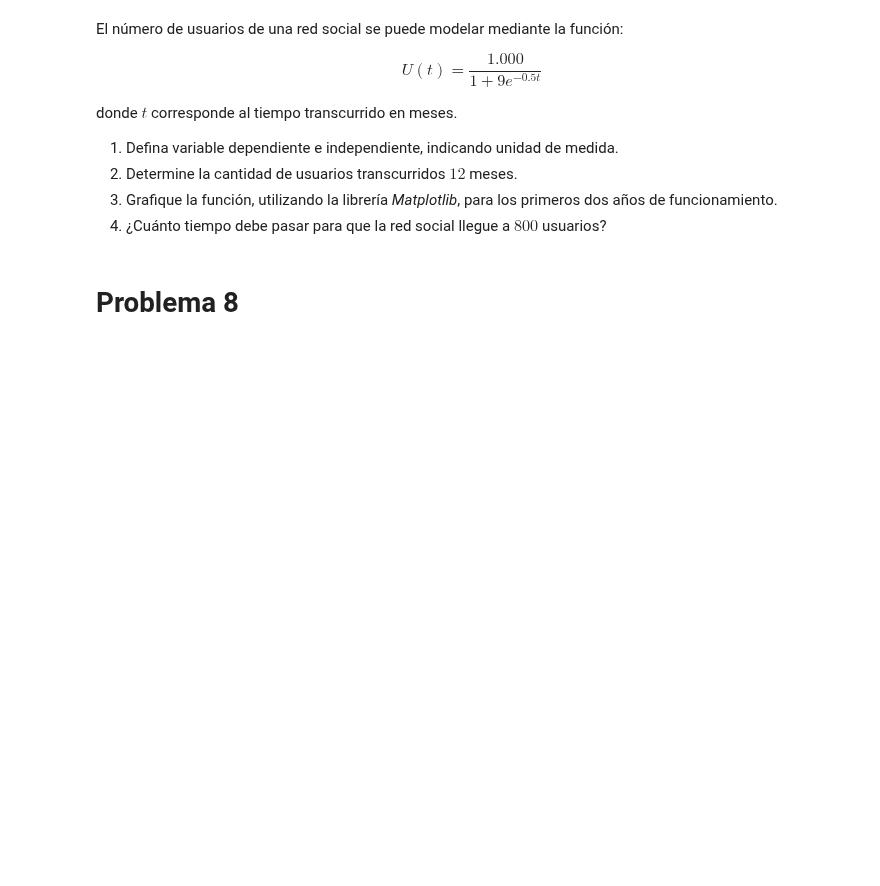
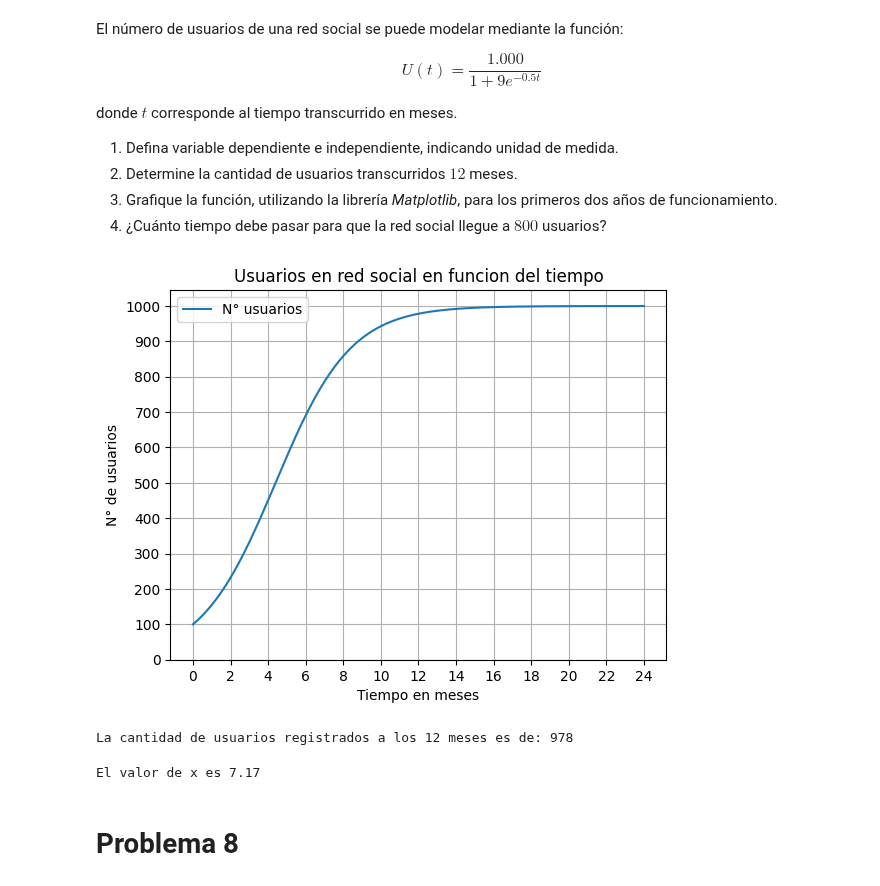
Before and after one commit to martcisternas/MatematicasAplicadas0, a Jupyter notebook: G1_Funciones.ipynb, the cells around one changed output. Cells and saved outputs as stored; diff of their text form; code cells hidden in the pictures; blank space fills up the shorter version.

```diff
--- a/G1_Funciones.ipynb
+++ b/G1_Funciones.ipynb
@@ -228,6 +228,45 @@ donde $t$ corresponde al tiempo transcurrido en meses.
 2.  Determine la cantidad de usuarios transcurridos $12$ meses.
 3.  Grafique la función, utilizando la librería *Matplotlib*, para los primeros dos años de funcionamiento.
 4.  ¿Cuánto tiempo debe pasar para que la red social llegue a $800$ usuarios?
+# %%
+import numpy as np
+def U (t):
+    return 1000 / (1 + 9*np.exp(-0.5*t))
+
+import matplotlib.pyplot as plt
+import numpy as np
+
+x =np.arange(0,24.1,0.1)
+
+#Graficar:
+plt.plot(x,U(x), label = 'N° usuarios')   #plt.plot(x,funcion a graficar(x))
+plt.title('Usuarios en red social en funcion del tiempo')   #título
+plt.xlabel('Tiempo en meses')      #Eje x
+plt.ylabel('N° de usuarios')       #Eje y
+plt.xticks(np.arange(0,24.1,2))
+plt.yticks(np.arange(0,1001,100))
+plt.grid()
+plt.legend()
+plt.show()
+print(f"La cantidad de usuarios registrados a los 12 meses es de: {round(U(12))}")
+# %% [output]
+[figure, added]
+La cantidad de usuarios registrados a los 12 meses es de: 978
+# %%
+import numpy as np
+from scipy.optimize import fsolve
+def U (t):
+    return 1000 / (1 + 9*np.exp(-0.5*t))
+
+def f(x):
+    return U(x)- 800
+
+xo = np.linspace(0,9,2)
+
+solucion = fsolve(f,xo)
+print(f"El valor de x es {round(solucion[0],2.)}")
+# %% [output]
+El valor de x es 7.17
 # %% [markdown]
 # Problema 8
 # %% [markdown]
```
Also changed, not shown: parts of 1 cell of this notebook.
